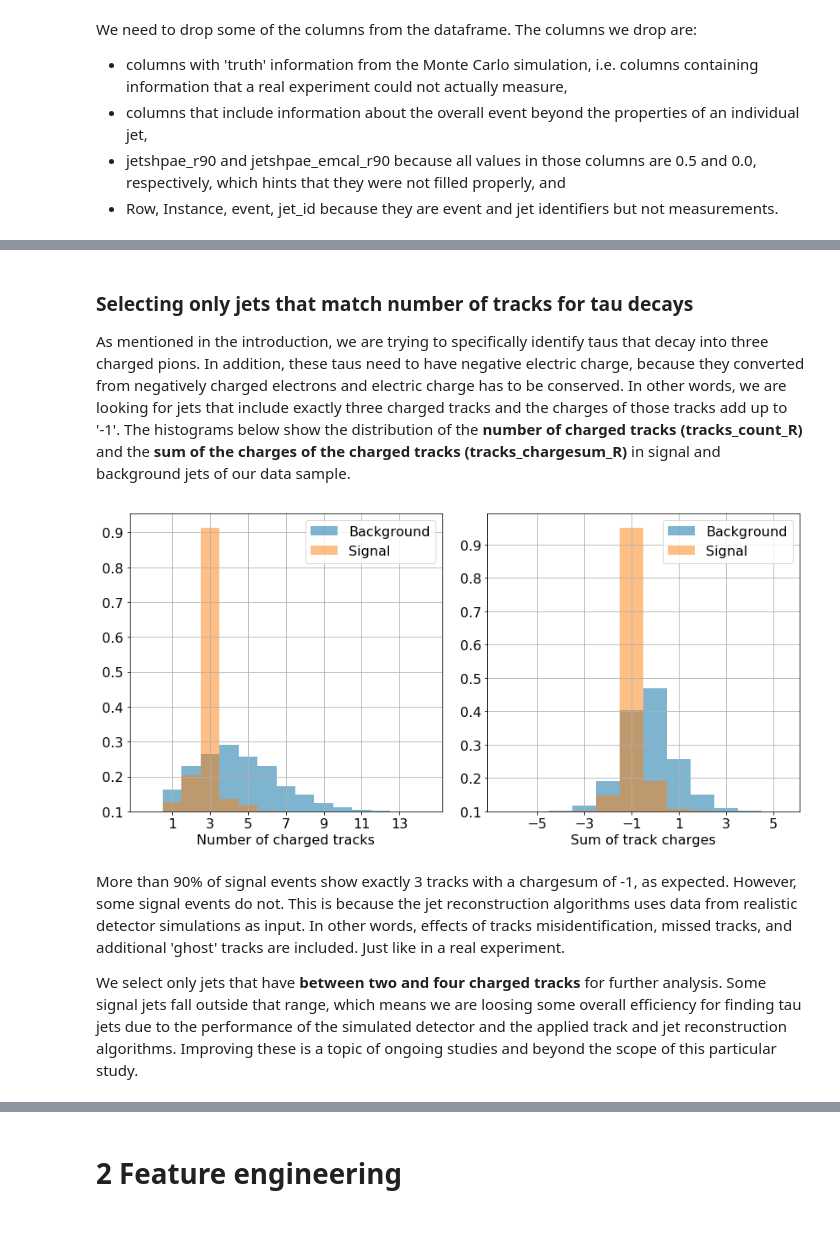
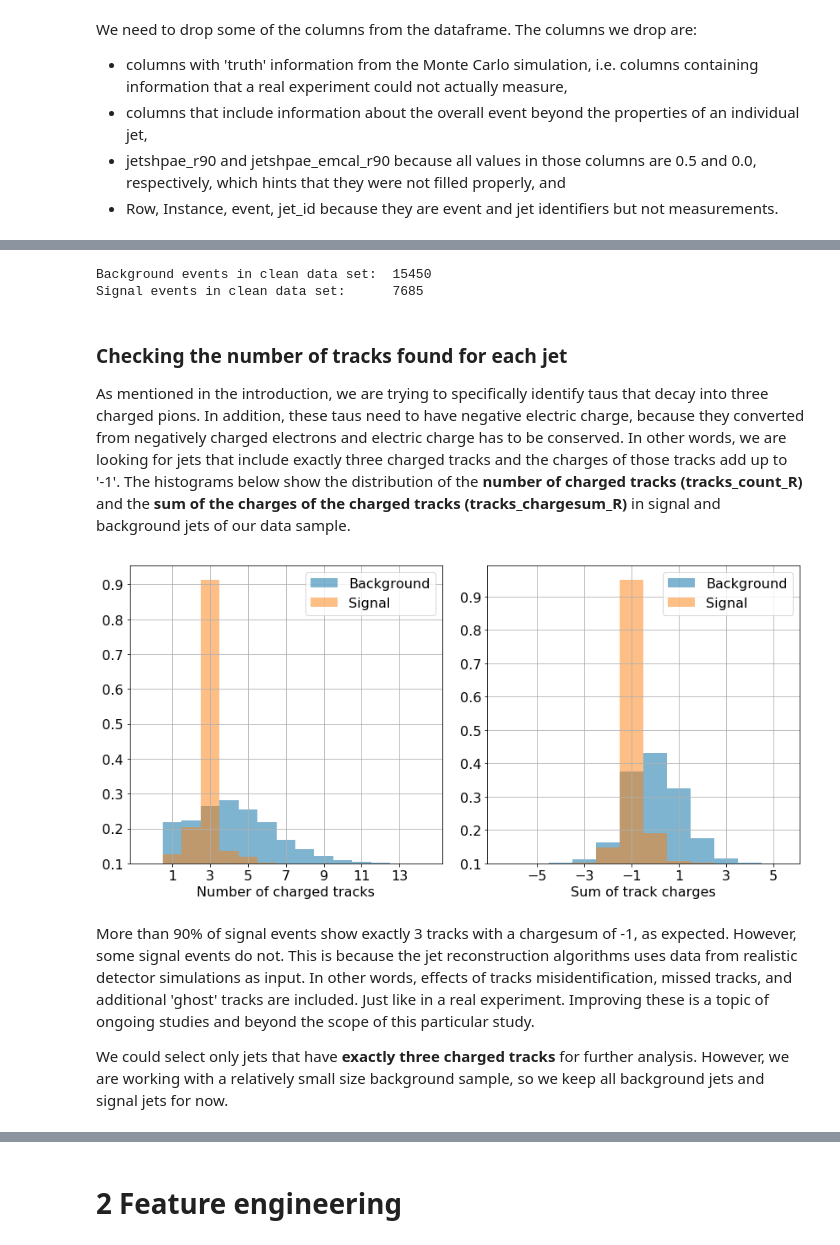
Before and after one commit to nfeege/eic-tau-classification, a Jupyter notebook: eic-tau-classification.ipynb, the cells around one changed output, grey strips where cells are left out. Saved outputs shown, nothing was run; the diff lists cells and outputs as text; code cells hidden in the pictures.

```diff
--- a/eic-tau-classification.ipynb
+++ b/eic-tau-classification.ipynb
@@ -70,7 +70,12 @@ df_signal = pd.read_csv('data/jets_lq_tau_3pi_r05_p250_e20.csv')
 df_signal = df_signal[ df_signal['evtgen_pid'] == 15]
 
 # read data for background processes, i.e. electron does NOT convert to tau
-df_background = pd.read_csv('data/jets_dis_cc_r05_p250_e20.csv')
+df_background_cc = pd.read_csv('data/jets_dis_cc_r05_p250_e20.csv')
+df_background_nc = pd.read_csv('data/jets_dis_nc_r05_p250_e20.csv')
+df_background = pd.concat([df_background_cc,df_background_nc])
+
+# exclude jets that originate from a scattered electron
+df_background = df_background[ df_background['evtgen_pid'] != 11 ]
 # %% [markdown]
 Add 'signal' colum to each dataframe, where 'signal=1' for signal (tau) jets and 'signal=0' for background jets. This will be our __target column__. Afterwards, merge df_signal and df_background into df_combined for easier usage and print the total number of signal and background events in the data.
 # %%
@@ -79,11 +84,11 @@ df_signal['signal'] = 1
 df_background['signal'] = 0
 
 # merge datframes
-df_combined = pd.concat([df_signal,df_background])
+df_combined_raw = pd.concat([df_signal,df_background])
 
 # count number of signal and background events in data
-count_signal = len( df_combined[ df_combined['signal']==1 ] )
-count_background =  len( df_combined[ df_combined['signal']==0 ] )
+count_signal = len( df_combined_raw[ df_combined_raw['signal']==1 ] )
+count_background =  len( df_combined_raw[ df_combined_raw['signal']==0 ] )
 
 print( "Background events in data set: ", count_background )
 print( "Signal events in data set:     ", count_signal )
@@ -110,7 +115,8 @@ drop_columns_event = ['Et_miss','Et_miss_phi','reco_tau_eta',
 drop_columns_var = ['Row','Instance','event','jet_id','jetshape_r90','jetshape_emcal_r90']
 
 # drop these columns from dataframe
+df_combined = df_combined_raw.copy()
 df_combined.drop( drop_columns_truth, axis=1, inplace=True )
 df_combined.drop( drop_columns_event, axis=1, inplace=True )
-df_combined.drop( drop_columns_var, axis=1, inplace=True )
+df_combined.drop( drop_columns_var,   axis=1, inplace=True )
 # %% [markdown]
@@ -142,5 +124,18 @@ dtype: int64
+# %%
+# drop rows with NAN
+df_combined.dropna(inplace=True)
+
+# print number of signal and background events left
+count_signal_clean = len( df_combined[ df_combined['signal']==1 ] )
+count_background_clean =  len( df_combined[ df_combined['signal']==0 ] )
+
+print( "Background events in clean data set: ", count_background_clean )
+print( "Signal events in clean data set:     ", count_signal_clean )
+# %% [output]
+Background events in clean data set:  15450
+Signal events in clean data set:      7685
 # %% [markdown]
-### Selecting only jets that match number of tracks for tau decays
+### Checking the number of tracks found for each jet
 As mentioned in the introduction, we are trying to specifically identify taus that decay into three charged pions. In addition, these taus need to have negative electric charge, because they converted from negatively charged electrons and electric charge has to be conserved. In other words, we are looking for jets that include exactly three charged tracks and the charges of those tracks add up to '-1'. The histograms below show the distribution of the __number of charged tracks (tracks_count_R)__ and the __sum of the charges of the charged tracks (tracks_chargesum_R)__ in signal and background jets of our data sample.
 # %%
 # quick way to plot histograms grouped by signal and background using the 'by' argument:
@@ -153,40 +148,40 @@ plt.figure(figsize=(12,6))
 # define bin ranges
 bins_tracks_count = np.arange(-0.5,15.5,1)
 bins_tracks_chargesum = np.arange(-6.5,6.5,1)
 
 # force integer bin labels
 xint_tracks_count = range(1,15,2)
 xint_tracks_chargesum = range(-5,6,2)
 
 # plot number of charged tracks and charge sum of all tracks in signal and background jets
 # pass 'ax=ax' argument to histogram to plot it onto subfigure
 # pass 'bottom' argument to histogram to allow for logarithmic axis with ax.set_yscale('log')
 ax = plt.subplot(1,2,1)
-df_combined[df_combined['signal']==0].hist("tracks_count_R", bottom=0.1, bins=bins_tracks_count, normed=1, ax=ax, color=mycolors[0], label='Background', alpha=0.5)
-df_combined[df_combined['signal']==1].hist("tracks_count_R", bottom=0.1, bins=bins_tracks_count, normed=1, ax=ax, color=mycolors[1], label='Signal', alpha=0.5)
+df_combined[df_combined['signal']==0].hist("tracks_count_R", bottom=0.1, bins=bins_tracks_count, density=1, ax=ax, color=mycolors[0], label='Background', alpha=0.5)
+df_combined[df_combined['signal']==1].hist("tracks_count_R", bottom=0.1, bins=bins_tracks_count, density=1, ax=ax, color=mycolors[1], label='Signal', alpha=0.5)
 ax.set_title('')
 ax.set_xlabel("Number of charged tracks")
 ax.set_xticks(xint_tracks_count)
 plt.legend(loc='upper right')
 
 
 # plot charge sum of all tracks in signal and background jets
 ax = plt.subplot(1,2,2)
-df_combined[df_combined['signal']==0].hist("tracks_chargesum_R", bottom=0.1, bins=bins_tracks_chargesum, normed=1, ax=ax, color=mycolors[0], label='Background', alpha=0.5)
-df_combined[df_combined['signal']==1].hist("tracks_chargesum_R", bottom=0.1, bins=bins_tracks_chargesum, normed=1, ax=ax, color=mycolors[1], label='Signal', alpha=0.5)
+df_combined[df_combined['signal']==0].hist("tracks_chargesum_R", bottom=0.1, bins=bins_tracks_chargesum, density=1, ax=ax, color=mycolors[0], label='Background', alpha=0.5)
+df_combined[df_combined['signal']==1].hist("tracks_chargesum_R", bottom=0.1, bins=bins_tracks_chargesum, density=1, ax=ax, color=mycolors[1], label='Signal', alpha=0.5)
 ax.set_title('')
 ax.set_xlabel("Sum of track charges")
 ax.set_xticks(xint_tracks_chargesum)
 plt.legend(loc='upper right')
 
 #tight layout
 plt.tight_layout()
 
 plt.show()
 # %% [output]
-[figure, old version]
+[figure, new version]
 # %% [markdown]
-More than 90% of signal events show exactly 3 tracks with a chargesum of -1, as expected. However, some signal events do not. This is because the jet reconstruction algorithms uses data from realistic detector simulations as input. In other words, effects of tracks misidentification, missed tracks, and additional 'ghost' tracks are included. Just like in a real experiment.
+More than 90% of signal events show exactly 3 tracks with a chargesum of -1, as expected. However, some signal events do not. This is because the jet reconstruction algorithms uses data from realistic detector simulations as input. In other words, effects of tracks misidentification, missed tracks, and additional 'ghost' tracks are included. Just like in a real experiment. Improving these is a topic of ongoing studies and beyond the scope of this particular study.
 
-We select only jets that have __between two and four charged tracks__ for further analysis. Some signal jets fall outside that range, which means we are loosing some overall efficiency for finding tau jets due to the performance of the simulated detector and the applied track and jet reconstruction algorithms. Improving these is a topic of ongoing studies and beyond the scope of this particular study.
+We could select only jets that have __exactly three charged tracks__ for further analysis. However, we are working with a relatively small size background sample, so we keep all background jets and signal jets for now.
 # %%
```
Also changed, not shown: parts of 56 cells of this notebook.
